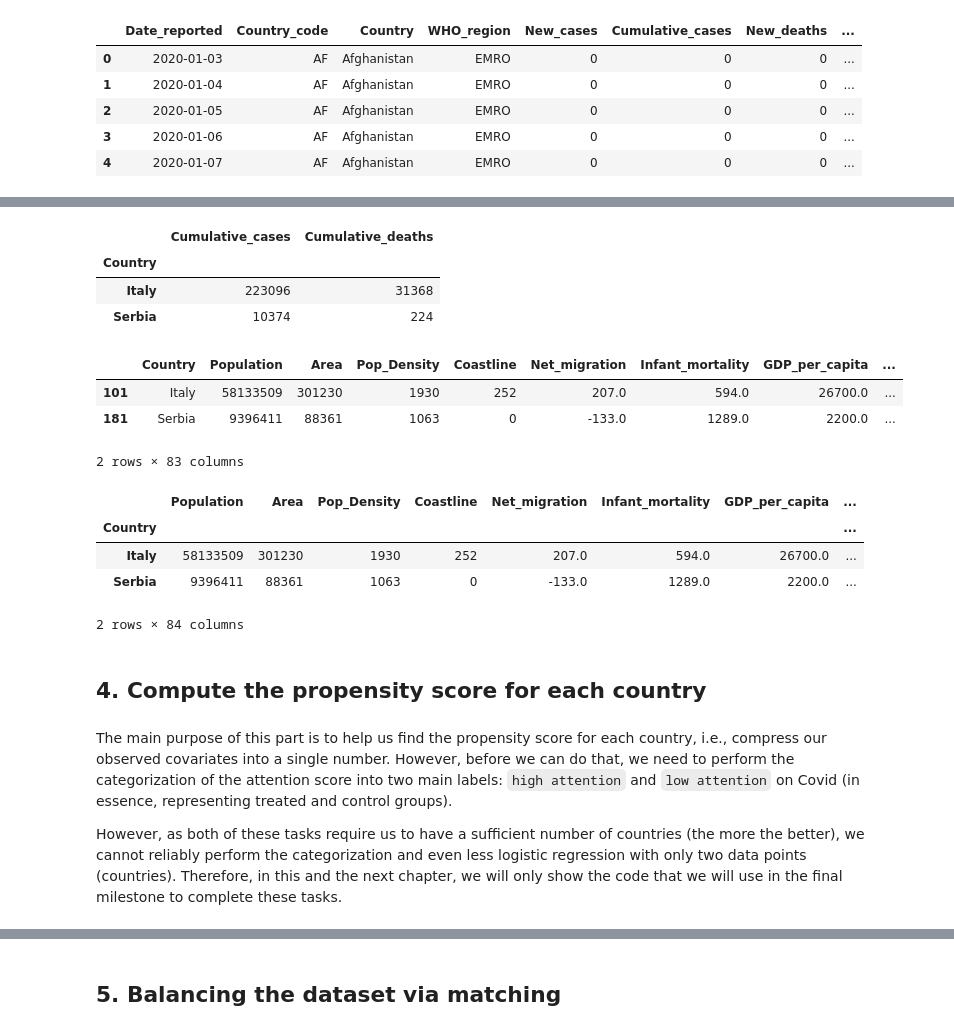
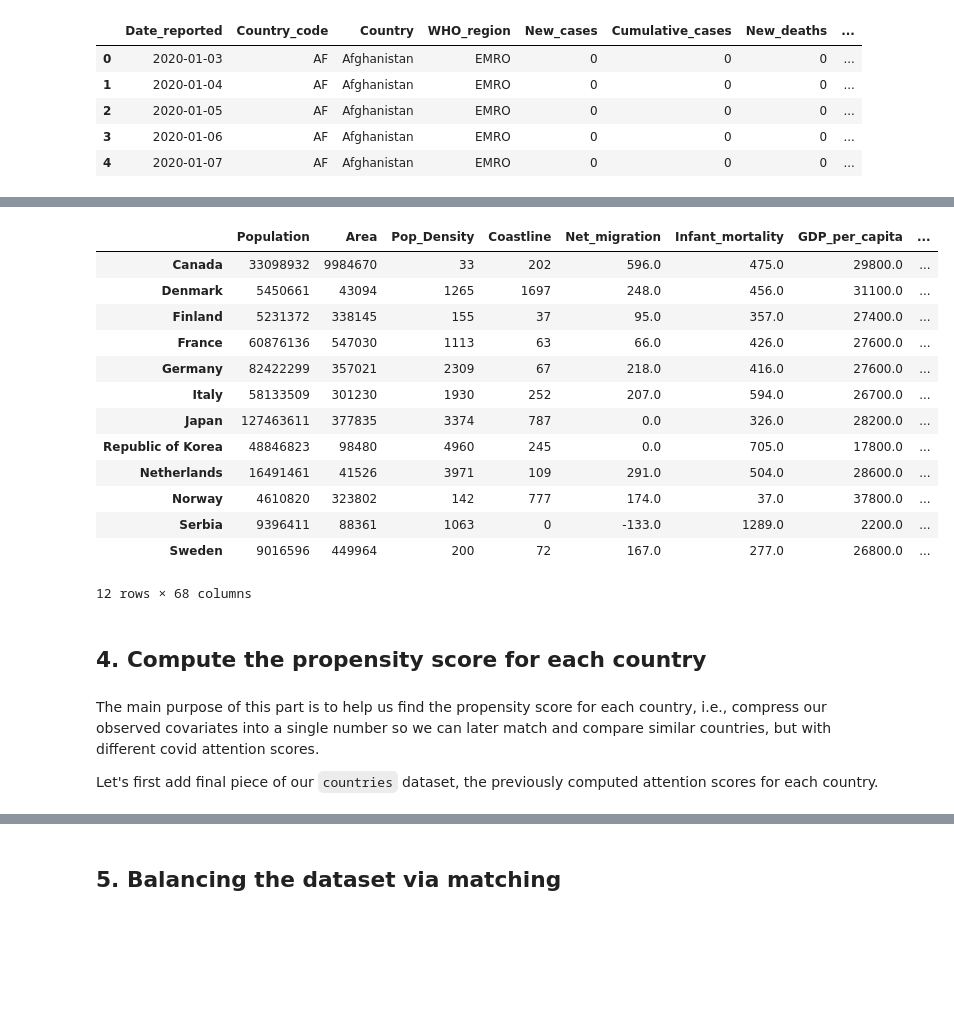
Before and after one commit to RiccardoBrioschi/The-pandemic-through-the-eyes-of-Internet, a Jupyter notebook: RQ3_Effects of attention on covid analysis.ipynb, the cells around one changed output, grey strips where cells are left out. Cells and saved outputs as stored; diff of their text form; code cells hidden in the pictures; blank space fills up the shorter version.

```diff
--- a/RQ3_Effects of attention on covid analysis.ipynb
+++ b/RQ3_Effects of attention on covid analysis.ipynb
@@ -458,5 +1111,7 @@ interventions[["lang", "Had lockdown"]]
 # %%
-# filiter the interventions for our countries of interest
-interventions = interventions[(interventions["lang"] == "it") | (interventions["lang"] == "sr")][["lang", "Had lockdown"]]
+# create a corresponding Country names column
+interventions['Country'] = ["France", "Denmark", "Germany", "Italy", "Netherlands", "Norway", "Serbia", "Sweden", "Republic of Korea",
+                           "Canada", "Finland", "Japan"]
+interventions = interventions[["Country", "had_lockdown"]]
 interventions
 # %% [output]
@@ -466,5 +1131,6 @@ interventions
 # %%
 # add this flag feature to our countries dataset
-countries["Lockdown"] = interventions["Had lockdown"].values
+countries = countries.merge(interventions, on="Country")
+countries.set_index("Country", inplace=True)
 countries
 # %% [output]
@@ -487,3 +1164,6 @@ covid_per_country.head(5)
 | 2 | 2020-01-05 | AF | Afghanistan | EMRO | 0 | 0 | 0 | ... |
 | 3 | 2020-01-06 | AF | Afghanistan | EMRO | 0 | 0 | 0 | ... |
 | 4 | 2020-01-07 | AF | Afghanistan | EMRO | 0 | 0 | 0 | ... |
+# %%
+covid_per_country["Date_reported"] = pd.to_datetime(covid_per_country["Date_reported"])
+covid_per_country.info()
@@ -490,7 +1186,18 @@ covid_per_country.head(5)
 # %%
-# get cumulative number of cases and deaths for the selected countries until the 15th of May, 2020
-covid_per_country = covid_per_country[(covid_per_country["Country"] == "Serbia") | (covid_per_country["Country"] == "Italy")].groupby(
-    "Country").apply(lambda x : x[x["Date_reported"] == "2020-05-15"][["Date_reported", "Cumulative_cases", "Cumulative_deaths"]])
+# get cumulative number of cases and deaths for the selected countries for the period between the 1st of April until the 15th of May, 2020
+covid_countries = None
+for country, data in covid_per_country[covid_per_country["Country"].isin(countries_list)].groupby("Country"):
+    series = {}
+    for date, cases in zip(data['Date_reported'], data['New_cases']):
+        if date < datetime(2020, 4, 1) or date > datetime(2020, 5, 15):
+            continue
+        series[date] = cases / countries.at[country, 'Population']
 
-covid_per_country
+    if covid_countries is None:
+        covid_countries = pd.Series(data=series, name=country).to_frame()
+    else:
+        covid_countries = covid_countries.merge(pd.Series(data=series, name=country), left_index=True, right_index=True)
+
+covid_countries = covid_countries.T
+covid_countries
 # %% [output]
@@ -501,38 +1218,25 @@ covid_per_country
-# %%
-# prepearing the data for merge
-covid_per_country["Country"] = [idx[0] for idx in covid_per_country.index]
-covid_per_country = covid_per_country.set_index("Country")
-covid_per_country.drop("Date_reported", axis=1, inplace=True)
-covid_per_country
-# %% [output]
-|  | Cumulative_cases | Cumulative_deaths |
-| Country |  |  |
-| Italy | 223096 | 31368 |
-| Serbia | 10374 | 224 |
 # %%
-# merge the covid_per_country dataset with our countries dataset
-countries = countries.merge(covid_per_country, left_on="Country", right_index=True)
+# merge the covid_countries dataset with our countries dataset
+countries = countries.merge(covid_countries, left_index=True, right_index=True)
 countries
 # %% [output]
-|  | Country | Population | Area | Pop_Density | Coastline | Net_migration | Infant_mortality | GDP_per_capita | ... |
-| 101 | Italy | 58133509 | 301230 | 1930 | 252 | 207.0 | 594.0 | 26700.0 | ... |
-| 181 | Serbia | 9396411 | 88361 | 1063 | 0 | -133.0 | 1289.0 | 2200.0 | ... |
+|  | Population | Area | Pop_Density | Coastline | Net_migration | Infant_mortality | GDP_per_capita | ... |
+| Canada | 33098932 | 9984670 | 33 | 202 | 596.0 | 475.0 | 29800.0 | ... |
+| Denmark | 5450661 | 43094 | 1265 | 1697 | 248.0 | 456.0 | 31100.0 | ... |
+| Finland | 5231372 | 338145 | 155 | 37 | 95.0 | 357.0 | 27400.0 | ... |
+| France | 60876136 | 547030 | 1113 | 63 | 66.0 | 426.0 | 27600.0 | ... |
+| Germany | 82422299 | 357021 | 2309 | 67 | 218.0 | 416.0 | 27600.0 | ... |
+| Italy | 58133509 | 301230 | 1930 | 252 | 207.0 | 594.0 | 26700.0 | ... |
+| Japan | 127463611 | 377835 | 3374 | 787 | 0.0 | 326.0 | 28200.0 | ... |
+| Republic of Korea | 48846823 | 98480 | 4960 | 245 | 0.0 | 705.0 | 17800.0 | ... |
+| Netherlands | 16491461 | 41526 | 3971 | 109 | 291.0 | 504.0 | 28600.0 | ... |
+| Norway | 4610820 | 323802 | 142 | 777 | 174.0 | 37.0 | 37800.0 | ... |
+| Serbia | 9396411 | 88361 | 1063 | 0 | -133.0 | 1289.0 | 2200.0 | ... |
+| Sweden | 9016596 | 449964 | 200 | 72 | 167.0 | 277.0 | 26800.0 | ... |
-2 rows × 83 columns
+12 rows × 68 columns
-# %%
-# get the Covid results in propotion with the countries population, so we can compare how did each of the countries do during the first wave
-countries["Proprtional_cumulative_cases"] = countries["Cumulative_cases"] / countries["Population"]
-countries["Propotional_cumulative_deaths"] = countries["Cumulative_deaths"] / countries["Population"]
-countries.set_index("Country", inplace=True)
-countries
-# %% [output]
-|  | Population | Area | Pop_Density | Coastline | Net_migration | Infant_mortality | GDP_per_capita | ... |
-| Country |  |  |  |  |  |  |  | ... |
-| Italy | 58133509 | 301230 | 1930 | 252 | 207.0 | 594.0 | 26700.0 | ... |
-| Serbia | 9396411 | 88361 | 1063 | 0 | -133.0 | 1289.0 | 2200.0 | ... |
-2 rows × 84 columns
 # %% [markdown]
 ## 4. Compute the propensity score for each country
 # %% [markdown]
-The main purpose of this part is to help us find the propensity score for each country, i.e., compress our observed covariates into a single number. However, before we can do that, we need to perform the categorization of the attention score into two main labels: `high attention` and `low attention` on Covid (in essence, representing treated and control groups).
+The main purpose of this part is to help us find the propensity score for each country, i.e., compress our observed covariates into a single number so we can later match and compare similar countries, but with different covid attention scores.
 
-However, as both of these tasks require us to have a sufficient number of countries (the more the better), we cannot reliably perform the categorization and even less logistic regression with only two data points (countries). Therefore, in this and the next chapter, we will only show the code that we will use in the final milestone to complete these tasks.
+Let's first add final piece of our `countries` dataset, the previously computed attention scores for each country.
```
Also changed, not shown: parts of 120 cells of this notebook.
